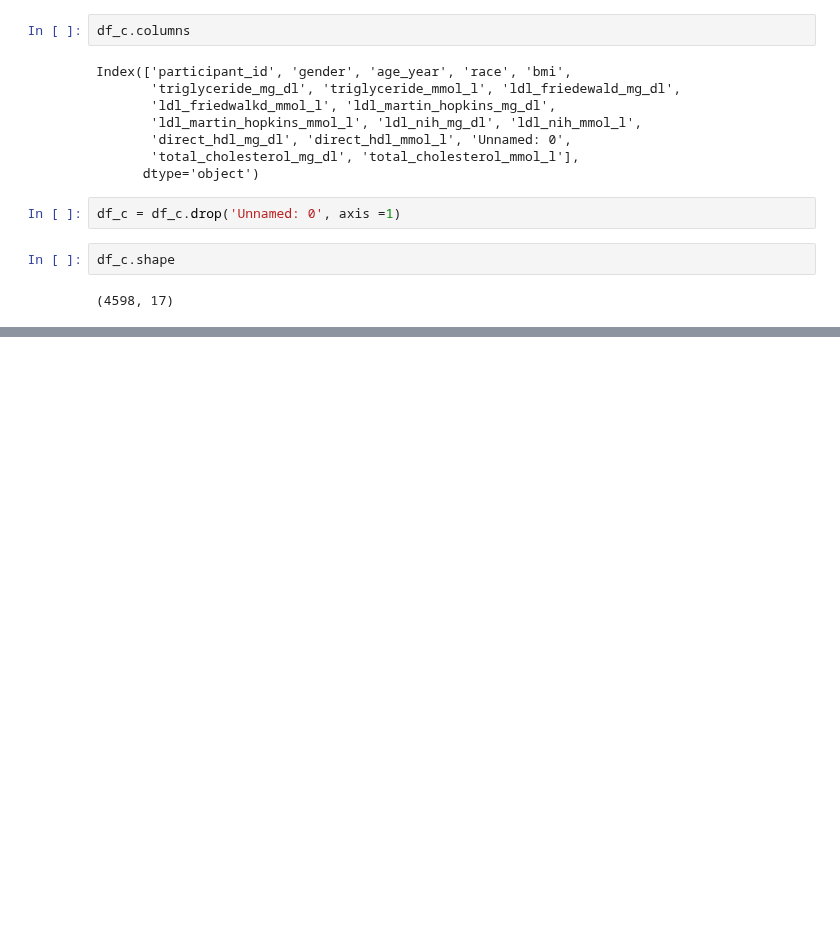
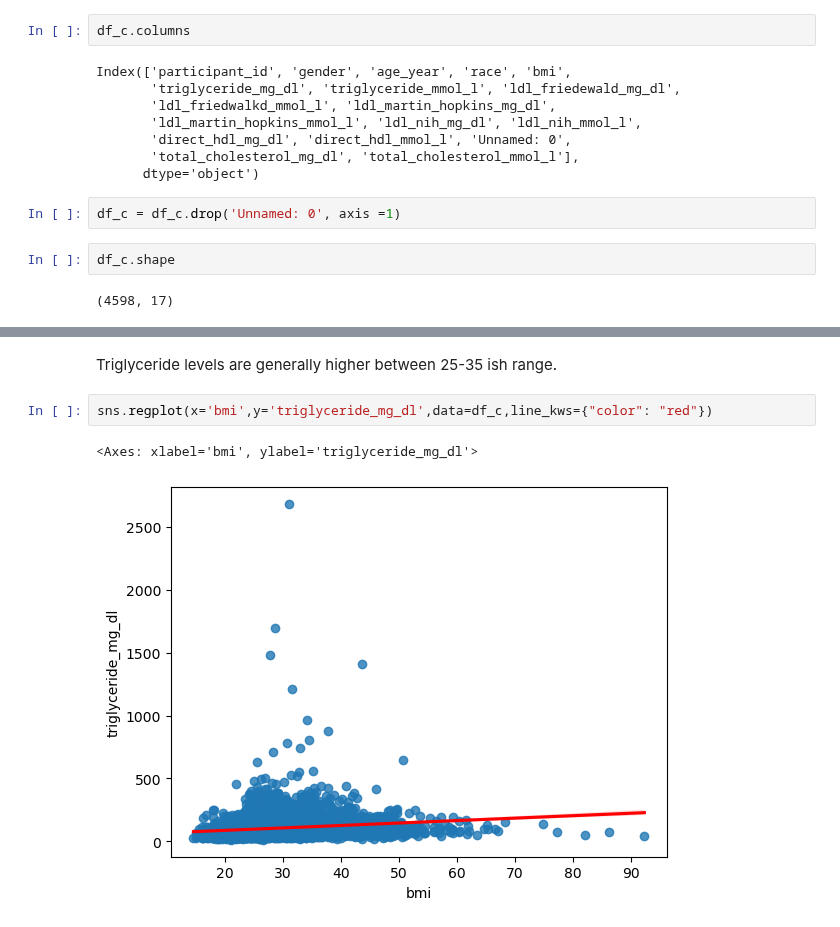
Before and after one commit to eudorach/portfolio_ds_projects, a Jupyter notebook: NHANES_analysis/7_blood_data_analysis.ipynb, the cells around one changed output, grey strips where cells are left out. Drawn from its saved outputs; the diff is of its cells as text; blank space fills up the shorter version.

```diff
--- a/NHANES_analysis/7_blood_data_analysis.ipynb
+++ b/NHANES_analysis/7_blood_data_analysis.ipynb
@@ -110,0 +172,7 @@ df_c.shape
+# %% [markdown]
+Triglyceride levels are generally higher between 25-35 ish range.
+# %%
+sns.regplot(x='bmi',y='triglyceride_mg_dl',data=df_c,line_kws={"color": "red"})
+# %% [output]
+<Axes: xlabel='bmi', ylabel='triglyceride_mg_dl'>
+[figure, added]
```
Also changed, not shown: parts of 11 cells of this notebook.
